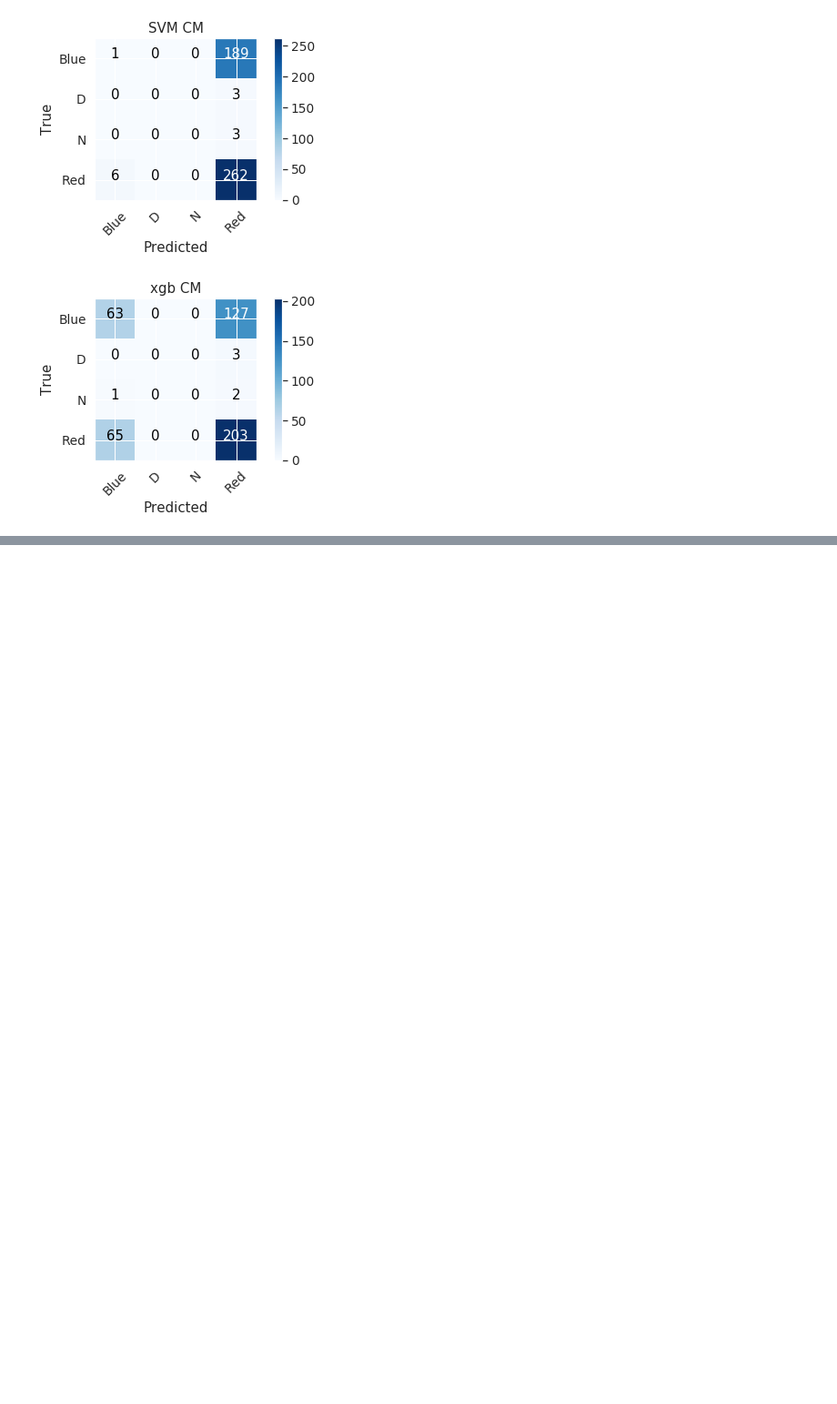
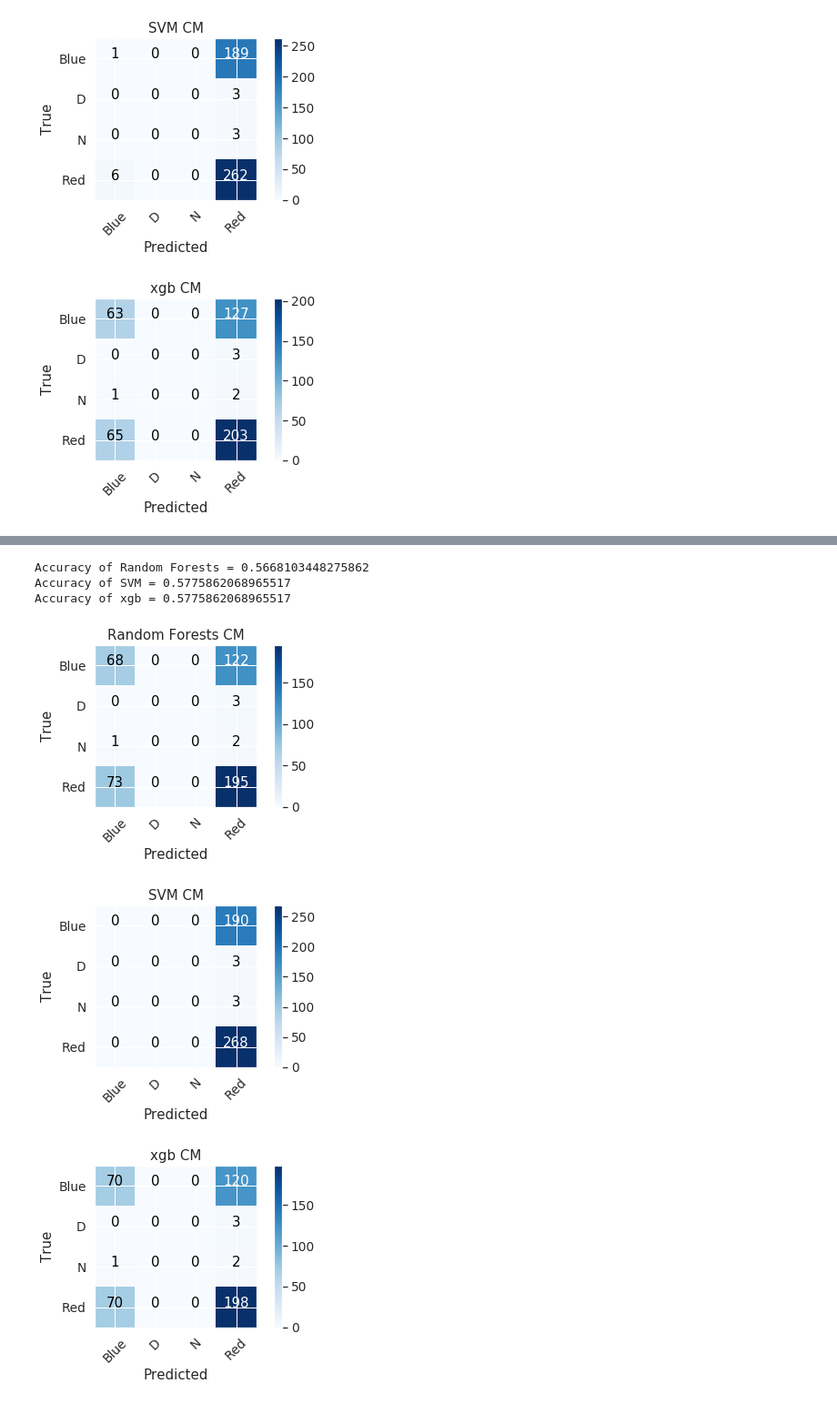
Before and after one commit to Hitkul/UFC_Fight_Prediction, a Jupyter notebook: UFC.ipynb, the cells around one changed output, grey strips where cells are left out. Shown at 91% size. Cells and saved outputs as stored; diff of their text form; code cells hidden in the pictures; blank space fills up the shorter version.

```diff
--- a/UFC.ipynb
+++ b/UFC.ipynb
@@ -572,0 +577,2 @@ Accuracy of xgb = 0.5732758620689655
+# %%
+main_move_full_norm.drop(['B__Prev','R__Prev'],axis=1,inplace=True)
@@ -572,0 +588,4 @@ Accuracy of xgb = 0.5732758620689655
+# %%
+main_move_full_norm=((main_move_full_norm-main_move_full_norm.min())/(main_move_full_norm.max()-main_move_full_norm.min()))
+# %%
+main_move_full_norm['winner'] = main_move_data['winner']
@@ -572,0 +601,11 @@ Accuracy of xgb = 0.5732758620689655
+# %%
+results_main_move_full_norm = run_all(main_move_full_norm)
+# %%
+pprint_results(results_main_move_full_norm)
+# %% [output]
+Accuracy of Random Forests = 0.5668103448275862
+Accuracy of SVM = 0.5775862068965517
+Accuracy of xgb = 0.5775862068965517
+[figure, added]
+[figure, added]
+[figure, added]
```
Also changed, not shown: parts of 11 cells of this notebook.
